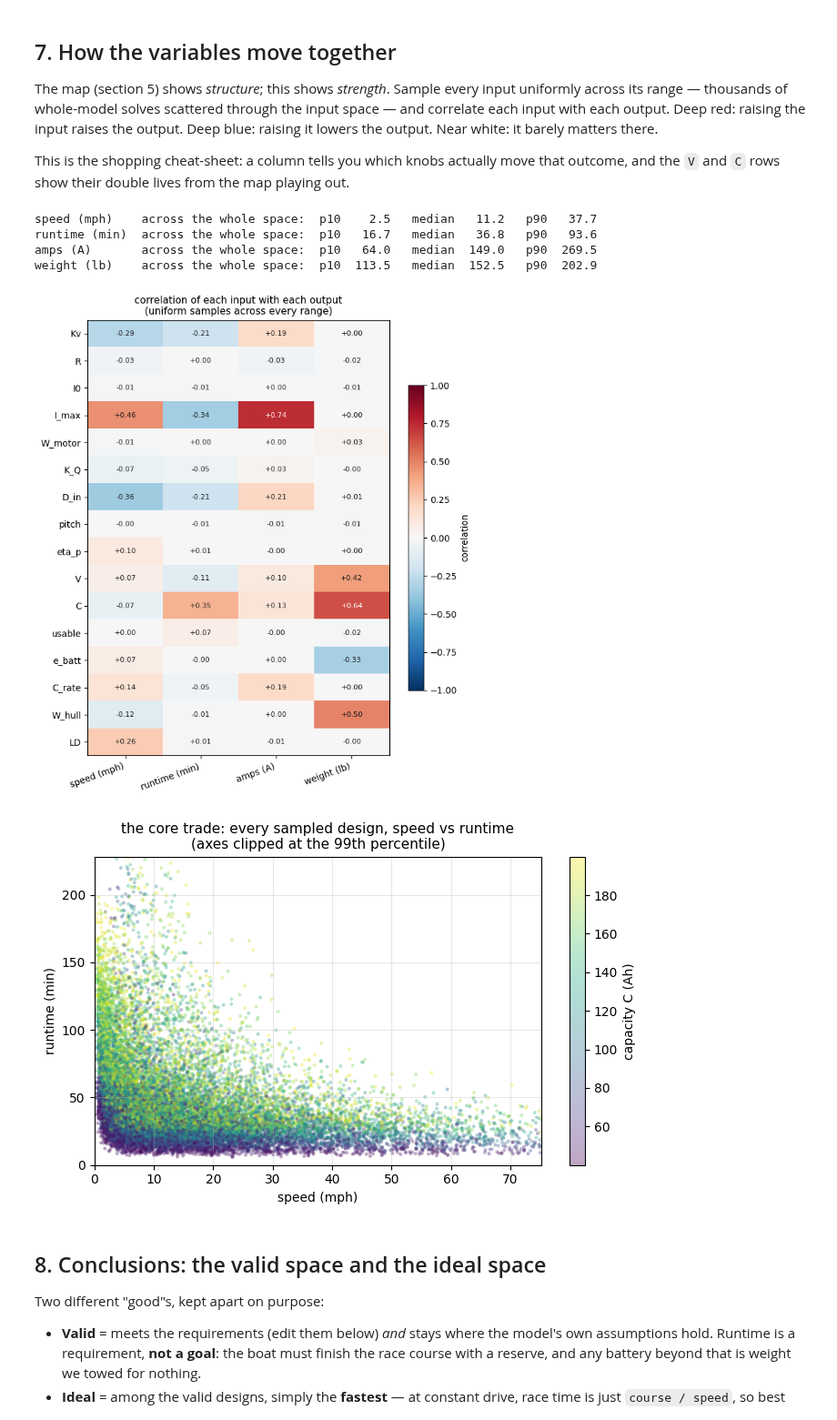
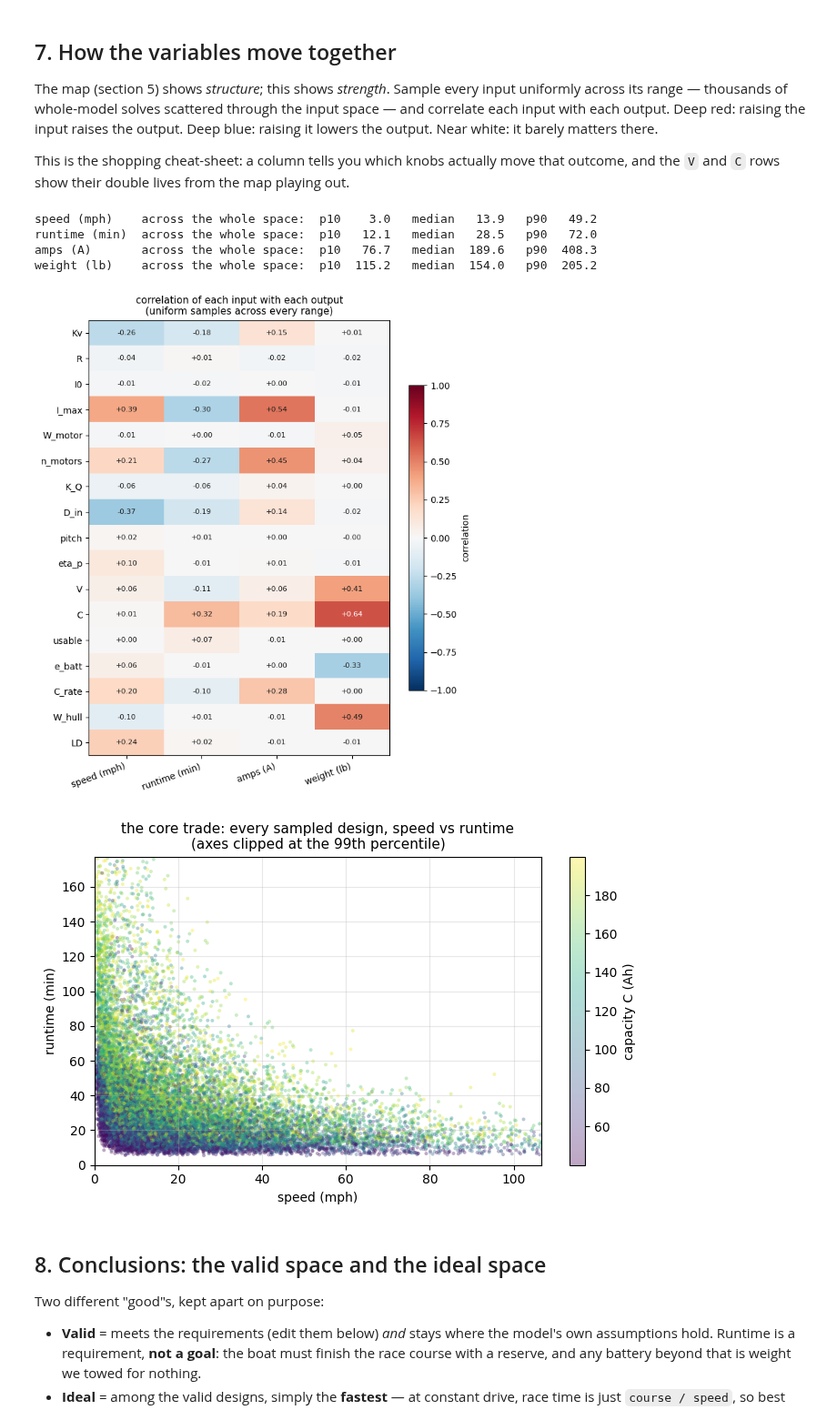
Before and after one commit to MarMar888/haav-modeling, a Jupyter notebook: willmarley.ipynb, the cells around one changed output. Shown at 91% size. Drawn from its saved outputs; the diff is of its cells as text; code cells hidden in the pictures.

```diff
--- a/willmarley.ipynb
+++ b/willmarley.ipynb
@@ -81,8 +82,9 @@ MOTOR_BOUNDS = {
     "I0":    (1.0, 6.0),
     "I_max": (50.0, 320.0),
     "W_motor": (0.4, 5.0),
+    "n_motors": (1, 2),
 }
-MOTOR_UNITS = {"Kv": "rpm/V", "R": "ohm", "I0": "A", "I_max": "A", "W_motor": "lb"}
+MOTOR_UNITS = {"Kv": "rpm/V", "R": "ohm", "I0": "A", "I_max": "A", "W_motor": "lb", "n_motors": "-"}
 show_bounds(MOTOR_BOUNDS, MOTOR_UNITS)
 
 I0_mid = sum(MOTOR_BOUNDS["I0"]) / 2
@@ -353,6 +356,7 @@ LABELS = {  # long name for every short input symbol
     "Kv": "speed constant", "R": "winding resistance", "I0": "no-load current", "I_max": "current limit",
     "K_Q": "torque coefficient", "D_in": "diameter", "pitch": "blade pitch", "eta_p": "prop efficiency",
     "W_hull": "bare hull weight", "LD": "lift-to-drag", "W_motor": "motor weight",
+    "n_motors": "number of motors",
 }
 INPUT_GROUPS = [
     ("battery", list(BATT_BOUNDS)),
@@ -374,7 +378,7 @@ EDGES = [
     ("W_motor", "all-up weight (W)"),
     ("all-up weight (W)", "water push-back (R_water)"), ("LD", "water push-back (R_water)"),
     ("Kv", TB), ("R", TB), ("I0", TB), ("I_max", TB), ("V", TB), ("K_Q", TB), ("D_in", TB),
-    ("C_rate", TB), ("C", TB),
+    ("C_rate", TB), ("C", TB), ("n_motors", TB), ("n_motors", "all-up weight (W)"),
     (TB, "speed"), ("eta_p", "speed"), ("water push-back (R_water)", "speed"), ("pitch", "speed"),
     (TB, "runtime"), ("C", "runtime"), ("usable", "runtime"),
 ]
@@ -424,6 +428,6 @@ for name in OUT_NODES:
 ax.text(-0.7, 19.7, "inputs (a range each)", ha="center", fontsize=10, color="#555555")
 ax.text(1.55, 19.7, "built by the equations", ha="center", fontsize=10, color="#555555")
 ax.text(3.1, 19.7, "what you care about", ha="center", fontsize=10, color="#555555")
-ax.set_xlim(-1.7, 3.65); ax.set_ylim(-1.2, 20.5); ax.axis("off")
+ax.set_xlim(-1.7, 3.65); ax.set_ylim(-2.3, 20.5); ax.axis("off")
 plt.tight_layout(); plt.show()
 # %% [output]
@@ -450,13 +454,14 @@ No design point is picked or printed here — the charts below show the whole sp
 BOUNDS = {**MOTOR_BOUNDS, **PROP_BOUNDS, **BATT_BOUNDS, **HULL_BOUNDS}
 UNITS = {**MOTOR_UNITS, **PROP_UNITS, **BATT_UNITS, **HULL_UNITS}
 CENTER = {k: (lo + hi) / 2 for k, (lo, hi) in BOUNDS.items()}  # reference for sweeps only
+CENTER["n_motors"] = 1.0  # sweeps and example charts assume a single motor
 
-def steady_state(Kv, R, I0, I_max, W_motor, V, K_Q, D_in, pitch, eta_p, C, usable, e_batt, C_rate, W_hull, LD):
+def steady_state(Kv, R, I0, I_max, W_motor, n_motors, V, K_Q, D_in, pitch, eta_p, C, usable, e_batt, C_rate, W_hull, LD):
     Kt = 60 / (2 * math.pi * Kv)
     a = K_Q * RHO * (D_in * 0.0254) ** 5 / 3600
     b = Kt / (Kv * R)
     c = Kt * (V / R - I0)
-    I_cap = min(I_max, DISCHARGE_DERATE * C_rate * C)  # motor guardrail or pack ceiling
+    I_cap = min(I_max, DISCHARGE_DERATE * C_rate * C / n_motors)  # motor guardrail or pack share
     rpm = (-b + math.sqrt(b * b + 4 * a * c)) / (2 * a)
     I = (V - rpm / Kv) / R
     limited = I > I_cap
@@ -466,9 +471,10 @@ def steady_state(Kv, R, I0, I_max, W_motor, V, K_Q, D_in, pitch, eta_p, C, usabl
         rpm = 60 * math.sqrt(torque / (K_Q * RHO * (D_in * 0.0254) ** 5))
     else:
         torque = Kt * (I - I0)
-    shaft_w = torque * 2 * math.pi * rpm / 60
+    shaft_w = n_motors * torque * 2 * math.pi * rpm / 60  # all motors together
+    I_pack = n_motors * I
     W_batt = C * V / e_batt
-    W = W_hull + W_batt + W_motor + W_FIXED_LB
+    W = W_hull + W_batt + n_motors * W_motor + W_FIXED_LB
     R_water_N = (W / LD) * 4.4482
     v_ms = eta_p * shaft_w / R_water_N
     ceiling_mph = rpm * pitch / 1056
@@ -477,11 +483,11 @@ def steady_state(Kv, R, I0, I_max, W_motor, V, K_Q, D_in, pitch, eta_p, C, usabl
     if capped:
         mph = ceiling_mph
     slip = mph / ceiling_mph
-    return dict(rpm=rpm, torque=torque, I=I, limited=limited, I_cap=I_cap,
-                pack_capped=DISCHARGE_DERATE * C_rate * C < I_max, shaft_w=shaft_w,
-                elec_w=V * I, eff=shaft_w / (V * I), W_batt=W_batt, W=W,
+    return dict(rpm=rpm, torque=torque, I=I_pack, I_1=I, limited=limited, I_cap=I_cap,
+                pack_capped=DISCHARGE_DERATE * C_rate * C / n_motors < I_max, shaft_w=shaft_w,
+                elec_w=V * I_pack, eff=shaft_w / (V * I_pack), W_batt=W_batt, W=W,
                 R_lbf=W / LD, mph=mph, capped=capped, slip=slip,
-                minutes=60 * usable * C / I)
+                minutes=60 * usable * C / I_pack)
 
 def solve(**over):
     return steady_state(**{**CENTER, **over})
@@ -515,9 +521,10 @@ plt.tight_layout(); plt.show()
 # %% [output]
 [figure]
 # %%
-# one panel per input: sweep it across its range, everything else held mid-range
+# one panel per input: sweep it across its range, everything else held mid-range (one motor)
+SWEEP_KEYS = [k for k in BOUNDS if k != "n_motors"]
 fig, axes = plt.subplots(4, 4, figsize=(12, 10), sharey=True)
-for key, ax in zip(BOUNDS, axes.flat):
+for key, ax in zip(SWEEP_KEYS, axes.flat):
     lo, hi = BOUNDS[key]
     xs = np.linspace(lo, hi, 60)
     res = [solve(**{key: x}) for x in xs]
@@ -528,7 +535,7 @@ for key, ax in zip(BOUNDS, axes.flat):
         ax.plot(xs[lim], ys[lim], ".", color="tab:orange", ms=4)
     ax.set_title(f"{key} ({UNITS[key]})", fontsize=10)
     ax.grid(alpha=0.3)
-for ax in axes.flat[len(BOUNDS):]:
+for ax in axes.flat[len(SWEEP_KEYS):]:
     ax.axis("off")
 for ax in axes[:, 0]:
     ax.set_ylabel("speed (mph)")
@@ -582,6 +589,7 @@ outcome, and the `V` and `C` rows show their double lives from the map playing o
 rng = np.random.default_rng(0)
 N = 20000
 samples = {k: rng.uniform(lo, hi, N) for k, (lo, hi) in BOUNDS.items()}
+samples["n_motors"] = rng.integers(1, 3, N).astype(float)  # a discrete choice: one or two
 runs = [steady_state(**{k: samples[k][i] for k in BOUNDS}) for i in range(N)]
 OUT = {"speed (mph)": "mph", "runtime (min)": "minutes", "amps (A)": "I", "weight (lb)": "W"}
 outs = {label: np.array([r[key] for r in runs]) for label, key in OUT.items()}
@@ -589,39 +597,39 @@ outs = {label: np.array([r[key] for r in runs]) for label, key in OUT.items()}
 for label, arr in outs.items():
     p10, p50, p90 = np.percentile(arr, [10, 50, 90])
     print(f"{label:<14} across the whole space:  p10 {p10:6.1f}   median {p50:6.1f}   p90 {p90:6.1f}")
 
 corr = np.array([[np.corrcoef(samples[k], arr)[0, 1] for arr in outs.values()]
                  for k in BOUNDS])
 fig, ax = plt.subplots(figsize=(7, 8))
 im = ax.imshow(corr, cmap="RdBu_r", vmin=-1, vmax=1, aspect="auto")
 ax.set_xticks(range(len(outs))); ax.set_xticklabels(outs.keys(), rotation=20, ha="right")
 ax.set_yticks(range(len(BOUNDS))); ax.set_yticklabels(BOUNDS.keys())
 for i in range(len(BOUNDS)):
     for j in range(len(outs)):
         ax.text(j, i, f"{corr[i, j]:+.2f}", ha="center", va="center", fontsize=8,
                 color="white" if abs(corr[i, j]) > 0.55 else "#1a1a19")
 ax.set_title("correlation of each input with each output\n(uniform samples across every range)",
              fontsize=11)
 fig.colorbar(im, ax=ax, label="correlation", shrink=0.7)
 plt.tight_layout(); plt.show()
 
 fig, ax = plt.subplots(figsize=(7, 4.5))
 sc = ax.scatter(outs["speed (mph)"], outs["runtime (min)"], c=samples["C"],
                 cmap="viridis", s=8, alpha=0.35, edgecolors="none")
 ax.set_xlim(0, np.percentile(outs["speed (mph)"], 99))
 ax.set_ylim(0, np.percentile(outs["runtime (min)"], 99))
 ax.set_xlabel("speed (mph)"); ax.set_ylabel("runtime (min)")
 ax.set_title("the core trade: every sampled design, speed vs runtime\n(axes clipped at the 99th percentile)", fontsize=11)
 ax.grid(alpha=0.3)
 fig.colorbar(sc, ax=ax, label="capacity C (Ah)")
 plt.tight_layout(); plt.show()
 # %% [output]
-speed (mph)    across the whole space:  p10    2.5   median   11.2   p90   37.7
-runtime (min)  across the whole space:  p10   16.7   median   36.8   p90   93.6
-amps (A)       across the whole space:  p10   64.0   median  149.0   p90  269.5
-weight (lb)    across the whole space:  p10  113.5   median  152.5   p90  202.9
+speed (mph)    across the whole space:  p10    3.0   median   13.9   p90   49.2
+runtime (min)  across the whole space:  p10   12.1   median   28.5   p90   72.0
+amps (A)       across the whole space:  p10   76.7   median  189.6   p90  408.3
+weight (lb)    across the whole space:  p10  115.2   median  154.0   p90  205.2
-[figure, old version]
+[figure, new version]
-[figure, old version]
+[figure, new version]
 # %% [markdown]
 ## 8. Conclusions: the valid space and the ideal space
 
```
Also changed, not shown: parts of 11 cells of this notebook, 3 other files.
